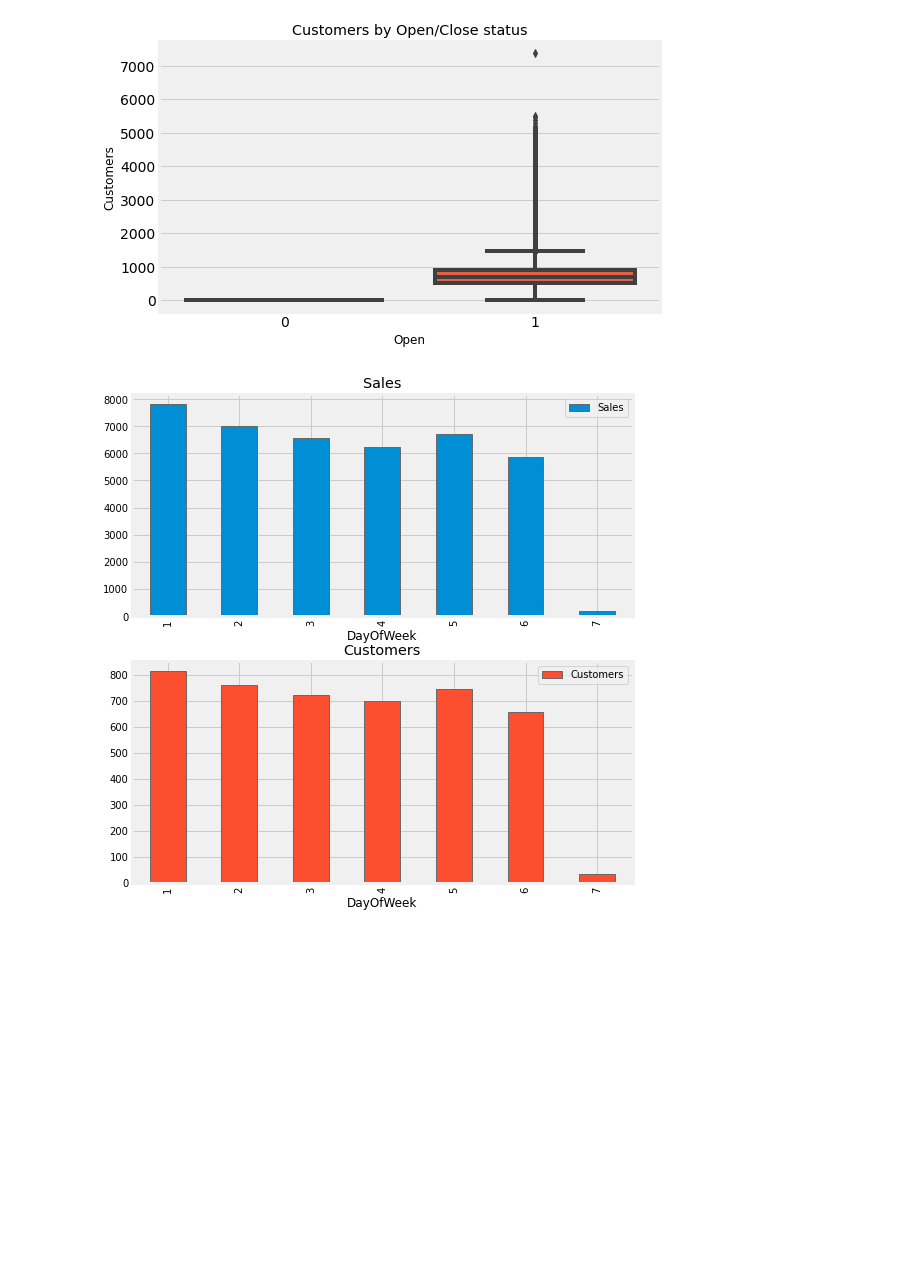
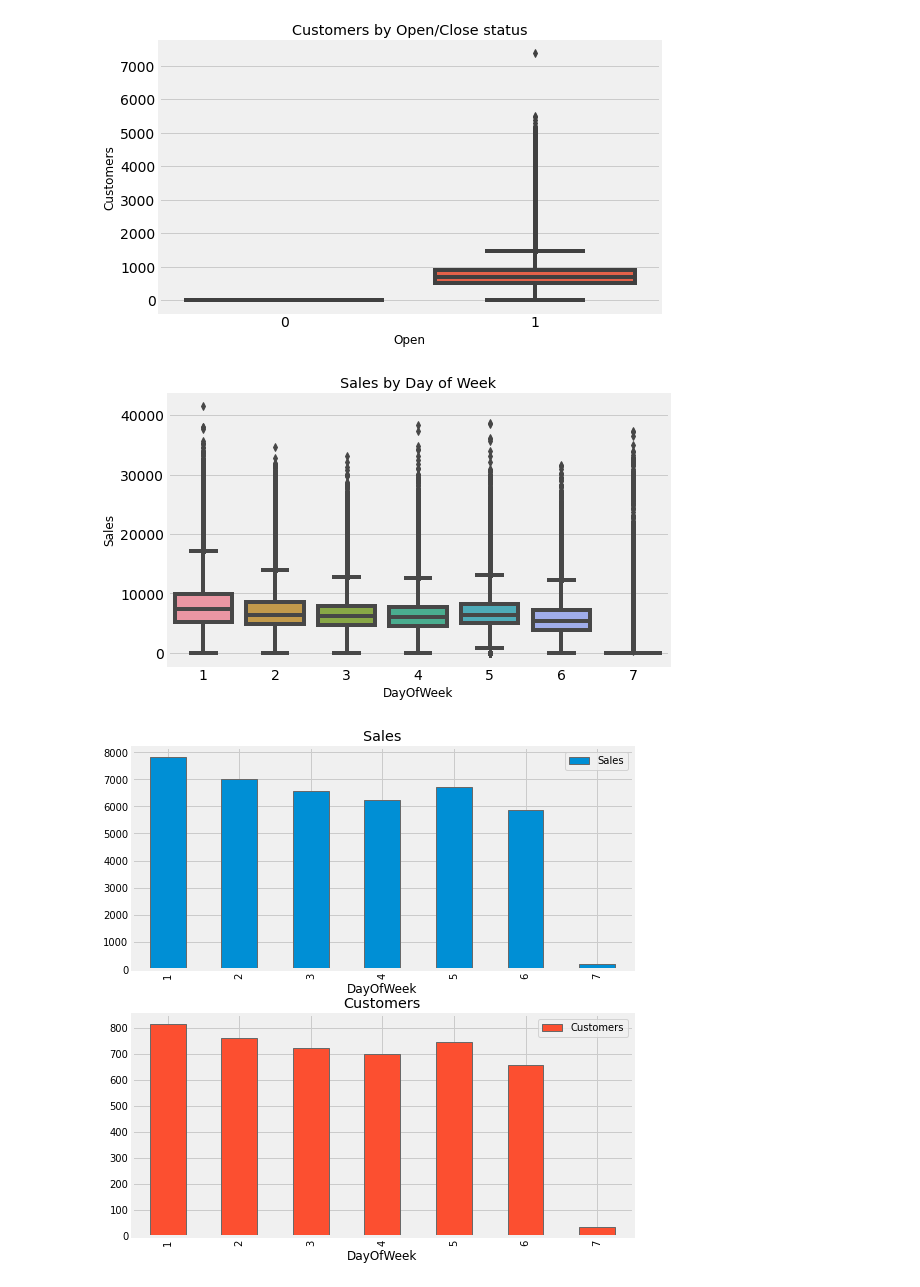
Before and after one commit to fbagire/pharmaceutical_sales_forecast, a Jupyter notebook: notebook/EDA.ipynb, the cells around one changed output. Saved outputs shown, nothing was run; the diff lists cells and outputs as text; code cells hidden in the pictures; blank space fills up the shorter version.

```diff
--- a/notebook/EDA.ipynb
+++ b/notebook/EDA.ipynb
@@ -231,6 +233,10 @@ _=train_df.plot(kind='scatter',x='Customers',y='Sales')
 plot_box_multi(train_df,x_col='Open',y_col='Customers',title='Customers by Open/Close status')
 # %% [output]
 [figure]
+# %%
+plot_box_multi(train_df,x_col='DayOfWeek',y_col='Sales',title='Sales by Day of Week')
+# %% [output]
+[figure, added]
 # %%
 # train.set_index('Date',inplace=True,drop=True)
 # %%
```
Also changed, not shown: parts of 9 cells of this notebook.
